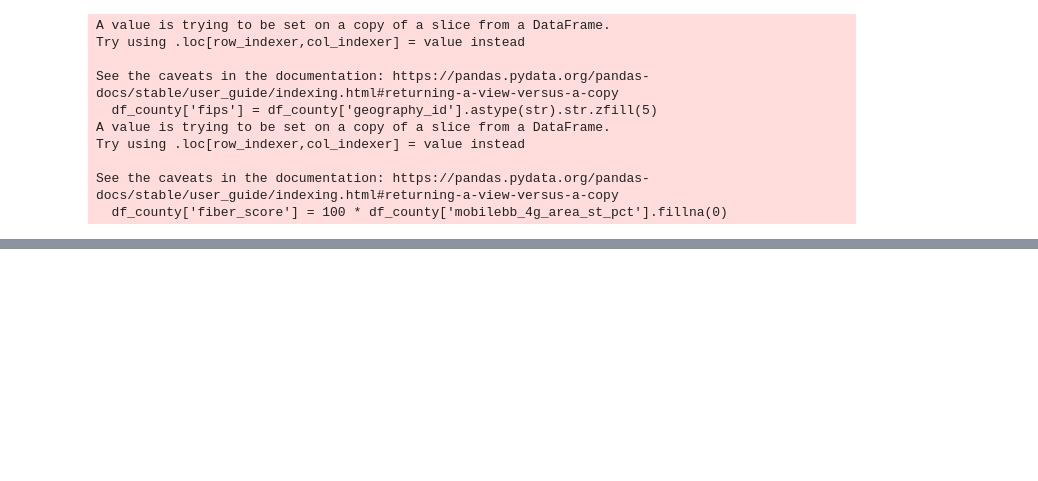
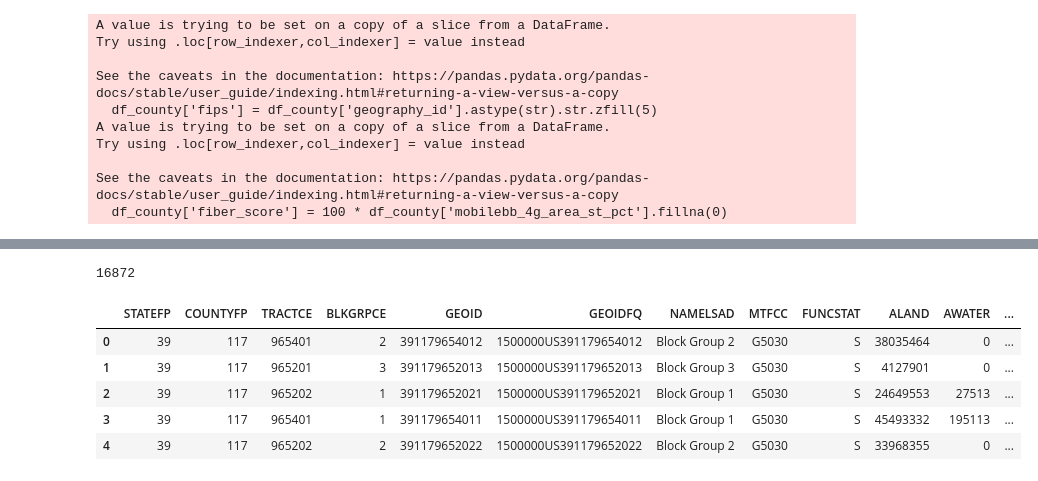
Before and after one commit to bogey12/Driftnet-Frontend, a Jupyter notebook: test.ipynb, the cells around one changed output, grey strips where cells are left out. Saved outputs shown, nothing was run; the diff lists cells and outputs as text; code cells hidden in the pictures; blank space fills up the shorter version.

Commit message:
Working progress on census blockgroup updates for core markets

```diff
--- a/test.ipynb
+++ b/test.ipynb
@@ -152,0 +153,62 @@ df_master.head()
+# %%
+import geopandas as gpd
+import pandas as pd
+# Replace with the path to your shapefile
+CORE_MARKET_FIPS_OLD = [
+    # Northern Virginia
+    "51107", "51059", "51153", "51600", "51610", "51683", "51685",
+    # Southern Ohio (Columbus)
+    "39049", "39041", "39117", "39089", "39129",
+    # Chicago area
+    "17031", "17043", "17089", "17097", "17111", "17197",
+    # Des Moines area
+    "19153", "19121", "19135", "19181",
+    # Santa Clara
+    "06085", "06081", "06001", "06075",
+    # Central Oregon
+    "41017", "41047", "41051",
+    # Denver
+    "08001", "08005", "08013", "08014", "08031", "08035", "08059",
+    # Kansas City
+    "29095", "29037", "29165", "20091", "20103", "20121",
+    # Nashville
+    "47037", "47147", "47149", "47159", "47187"
+]
+
+shapefile_path = "testdata/Ohio_blockgroup/tl_2024_39_bg.shp"
+paths = ["testdata/Ohio_blockgroup/tl_2024_39_bg.shp",
+         "testdata/Illinois_blockgroup/tl_2024_17_bg.shp",
+         "testdata/Cal_blockgroup/tl_2024_06_bg.shp",
+         "testdata/Virginia_blockgroup/tl_2024_51_bg.shp",
+         "testdata/Ten_blockgroup/tl_2024_47_bg.shp",
+         "testdata/Iowa_blockgroup/tl_2024_19_bg.shp",
+         "testdata/Colorado_blockgroup/tl_2024_08_bg.shp",
+         "testdata/Kansa_blockgroup/tl_2024_20_bg.shp",
+         "testdata/Oregon_blockgroup/tl_2024_41_bg.shp"]
+
+def open_shapefile(shapefile_path):
+    # Read the shapefile
+    gdf = gpd.read_file(shapefile_path)
+    # Add statecounty_fips field
+    gdf["statecounty_fips"] = gdf["STATEFP"] + gdf["COUNTYFP"]
+    # Filter to core market FIPS
+    gdf = gdf[gdf["statecounty_fips"].isin(CORE_MARKET_FIPS_OLD)]
+    return gdf
+
+# Read first file
+gdf_list = [open_shapefile(path) for path in paths]
+
+# Concatenate all GeoDataFrames
+gdf = pd.concat(gdf_list, ignore_index=True)
+
+# Result
+print(len(gdf))
+gdf.head()
+# %% [output]
+16872
+|  | STATEFP | COUNTYFP | TRACTCE | BLKGRPCE | GEOID | GEOIDFQ | NAMELSAD | MTFCC | FUNCSTAT | ALAND | AWATER | ... |
+| 0 | 39 | 117 | 965401 | 2 | 391179654012 | 1500000US391179654012 | Block Group 2 | G5030 | S | 38035464 | 0 | ... |
+| 1 | 39 | 117 | 965201 | 3 | 391179652013 | 1500000US391179652013 | Block Group 3 | G5030 | S | 4127901 | 0 | ... |
+| 2 | 39 | 117 | 965202 | 1 | 391179652021 | 1500000US391179652021 | Block Group 1 | G5030 | S | 24649553 | 27513 | ... |
+| 3 | 39 | 117 | 965401 | 1 | 391179654011 | 1500000US391179654011 | Block Group 1 | G5030 | S | 45493332 | 195113 | ... |
+| 4 | 39 | 117 | 965202 | 2 | 391179652022 | 1500000US391179652022 | Block Group 2 | G5030 | S | 33968355 | 0 | ... |
```
Also changed, not shown: parts of 5 cells of this notebook, 4 other files.
